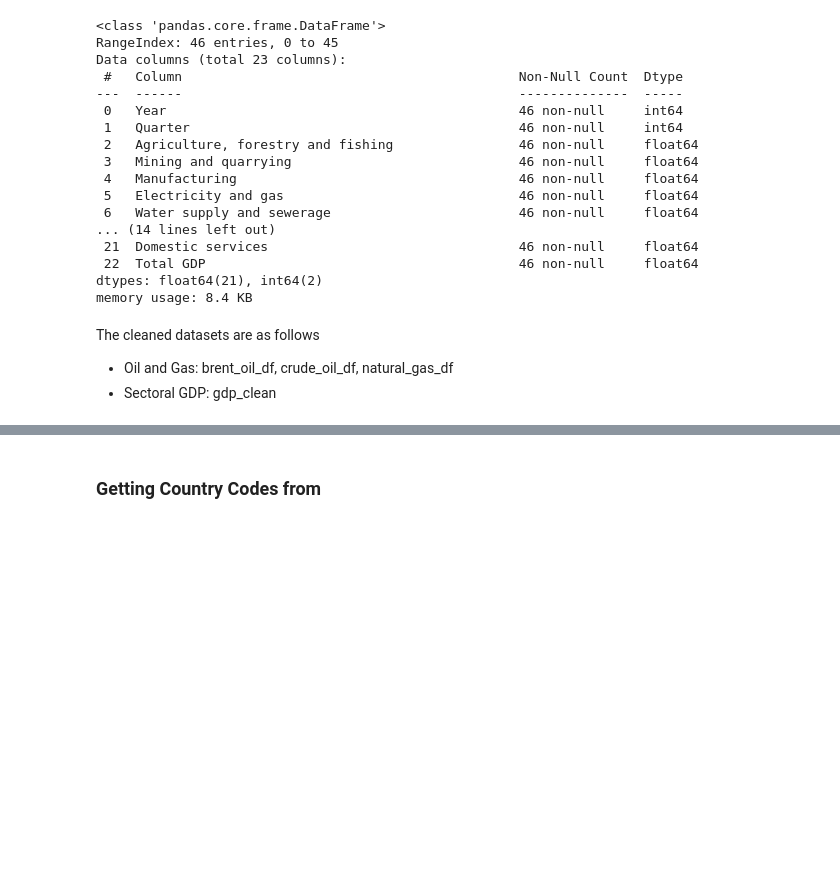
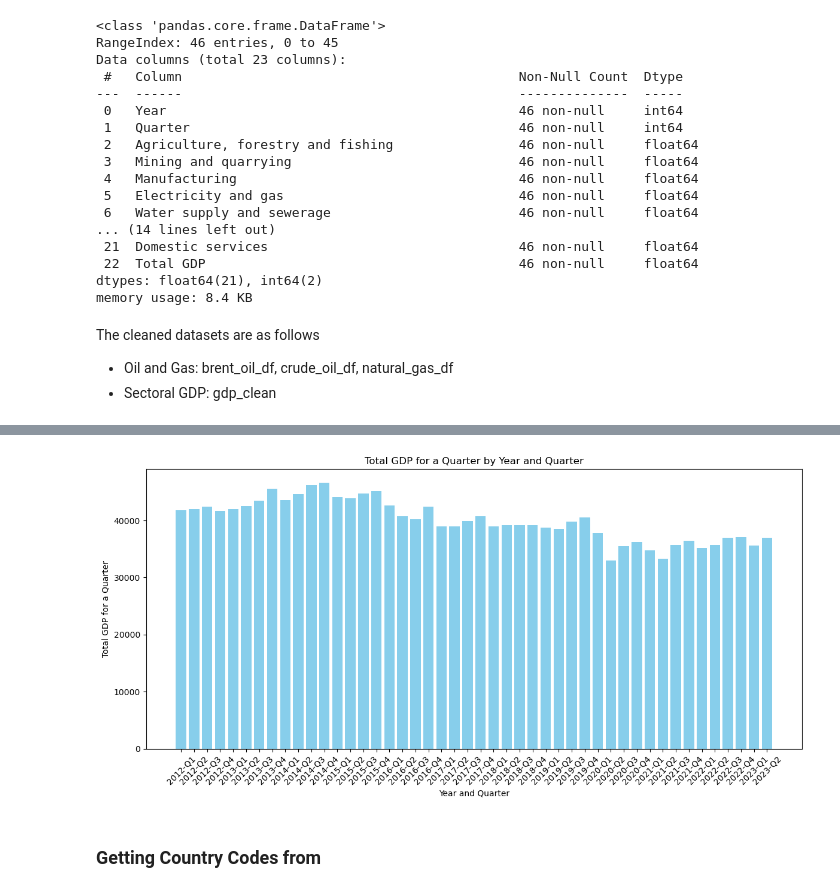
Before and after one commit to vsuwi/comp3610_groupK, a Jupyter notebook: project.ipynb, the cells around one changed output, grey strips where cells are left out. Saved outputs shown, nothing was run; the diff lists cells and outputs as text; code cells hidden in the pictures; blank space fills up the shorter version.

Commit message:
sample graph displaying every gdp for every quarter

```diff
--- a/project.ipynb
+++ b/project.ipynb
@@ -346,3 +365,29 @@ The cleaned datasets are as follows
+# %%
+
+concat_frame = pd.concat([gdp_clean['Year'], gdp_clean['Quarter'], gdp_clean['Total GDP']], axis=1)
+concat_frame
+# %%
+concat_frame['Year_Quarter'] = gdp_clean['Year'].astype(str) + '-Q' + gdp_clean['Quarter'].astype(str)
+yearly_gdp = concat_frame.groupby('Year_Quarter')['Total GDP'].sum()
+
+gdp_by_year_quarter = pd.DataFrame({'Year_Quarter': yearly_gdp.index, 'Total_GDP': yearly_gdp.values})
+
+plt.figure(figsize=(12, 6))
+plt.bar(gdp_by_year_quarter['Year_Quarter'], gdp_by_year_quarter['Total_GDP'], color='skyblue')
+
+# Adding labels and title
+plt.xlabel('Year and Quarter')
+plt.ylabel('Total GDP for a Quarter')
+plt.title('Total GDP for a Quarter by Year and Quarter')
+
+# Rotate x-axis labels for better readability
+plt.xticks(rotation=45)
+
+# Show plot
+plt.tight_layout()
+plt.show()
+# %% [output]
+[figure, added]
 # %% [markdown]
 ### Getting Country Codes from
 # %%
```
Also changed, not shown: parts of 3 cells of this notebook.
